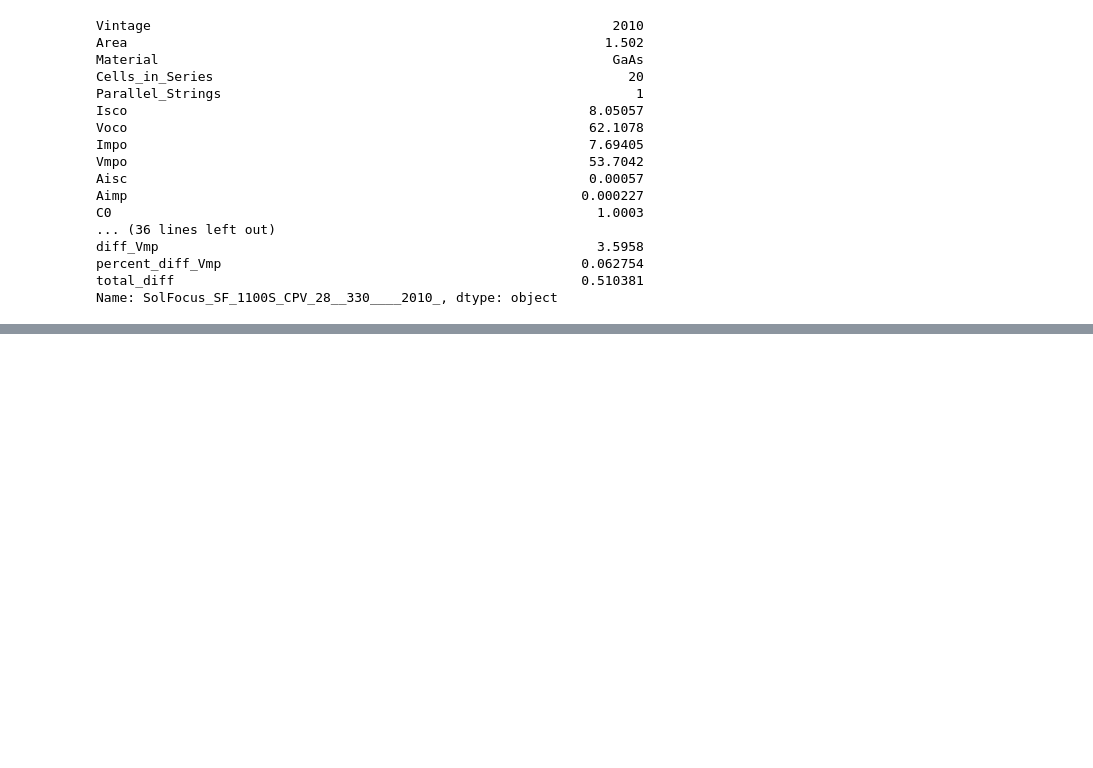
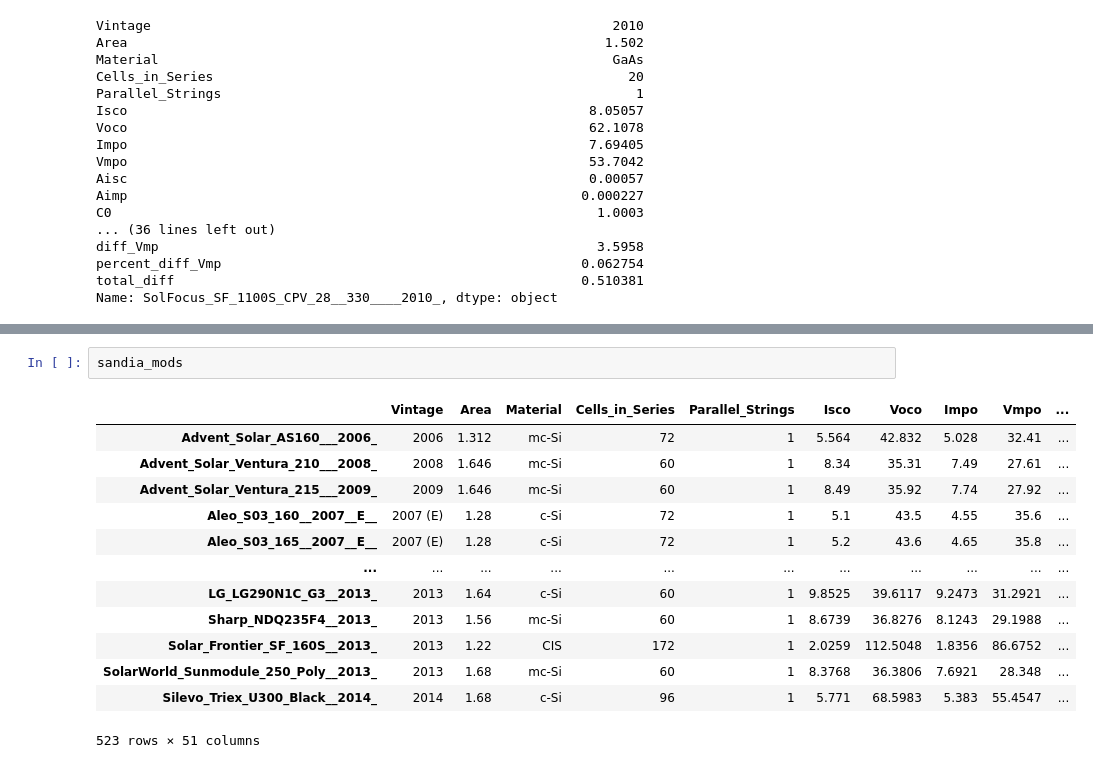
Before and after one commit to fbcharles747/Capstone_PV_API, a Jupyter notebook: simulation/device_selection.ipynb, the cells around one changed output, grey strips where cells are left out. Cells and saved outputs as stored; diff of their text form; blank space fills up the shorter version.

```diff
--- a/simulation/device_selection.ipynb
+++ b/simulation/device_selection.ipynb
@@ -92,0 +127,16 @@ Name: SolFocus_SF_1100S_CPV_28__330____2010_, dtype: object
+# %%
+sandia_mods
+# %% [output]
+|  | Vintage | Area | Material | Cells_in_Series | Parallel_Strings | Isco | Voco | Impo | Vmpo | ... |
+| Advent_Solar_AS160___2006_ | 2006 | 1.312 | mc-Si | 72 | 1 | 5.564 | 42.832 | 5.028 | 32.41 | ... |
+| Advent_Solar_Ventura_210___2008_ | 2008 | 1.646 | mc-Si | 60 | 1 | 8.34 | 35.31 | 7.49 | 27.61 | ... |
+| Advent_Solar_Ventura_215___2009_ | 2009 | 1.646 | mc-Si | 60 | 1 | 8.49 | 35.92 | 7.74 | 27.92 | ... |
+| Aleo_S03_160__2007__E__ | 2007 (E) | 1.28 | c-Si | 72 | 1 | 5.1 | 43.5 | 4.55 | 35.6 | ... |
+| Aleo_S03_165__2007__E__ | 2007 (E) | 1.28 | c-Si | 72 | 1 | 5.2 | 43.6 | 4.65 | 35.8 | ... |
+| ... | ... | ... | ... | ... | ... | ... | ... | ... | ... | ... |
+| LG_LG290N1C_G3__2013_ | 2013 | 1.64 | c-Si | 60 | 1 | 9.8525 | 39.6117 | 9.2473 | 31.2921 | ... |
+| Sharp_NDQ235F4__2013_ | 2013 | 1.56 | mc-Si | 60 | 1 | 8.6739 | 36.8276 | 8.1243 | 29.1988 | ... |
+| Solar_Frontier_SF_160S__2013_ | 2013 | 1.22 | CIS | 172 | 1 | 2.0259 | 112.5048 | 1.8356 | 86.6752 | ... |
+| SolarWorld_Sunmodule_250_Poly__2013_ | 2013 | 1.68 | mc-Si | 60 | 1 | 8.3768 | 36.3806 | 7.6921 | 28.348 | ... |
+| Silevo_Triex_U300_Black__2014_ | 2014 | 1.68 | c-Si | 96 | 1 | 5.771 | 68.5983 | 5.383 | 55.4547 | ... |
+523 rows × 51 columns
```
Also changed, not shown: parts of 4 cells of this notebook, 2 other files.
